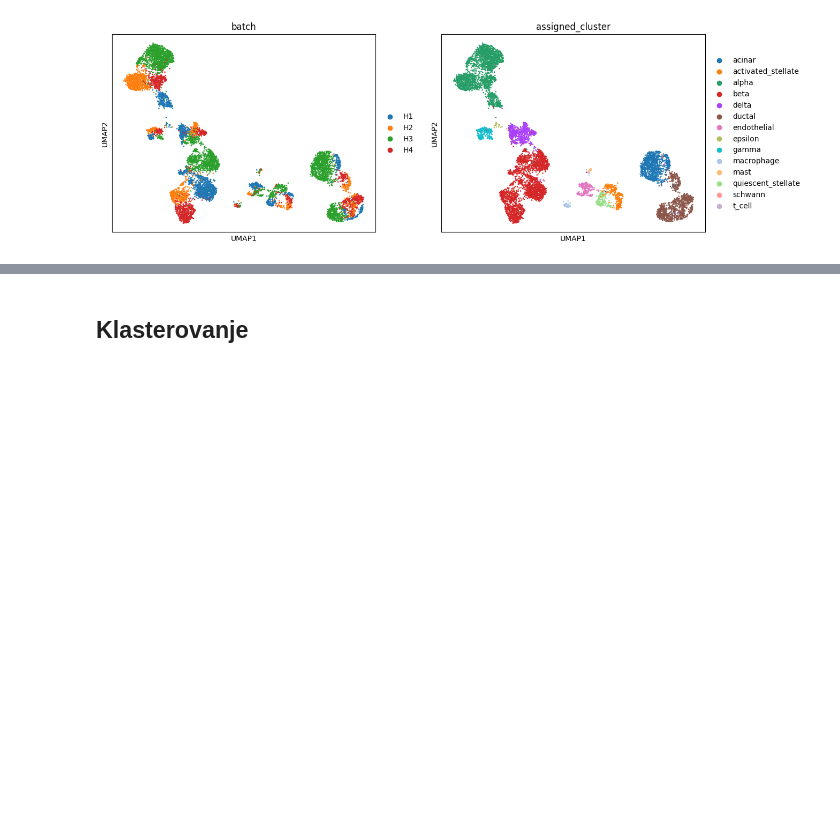
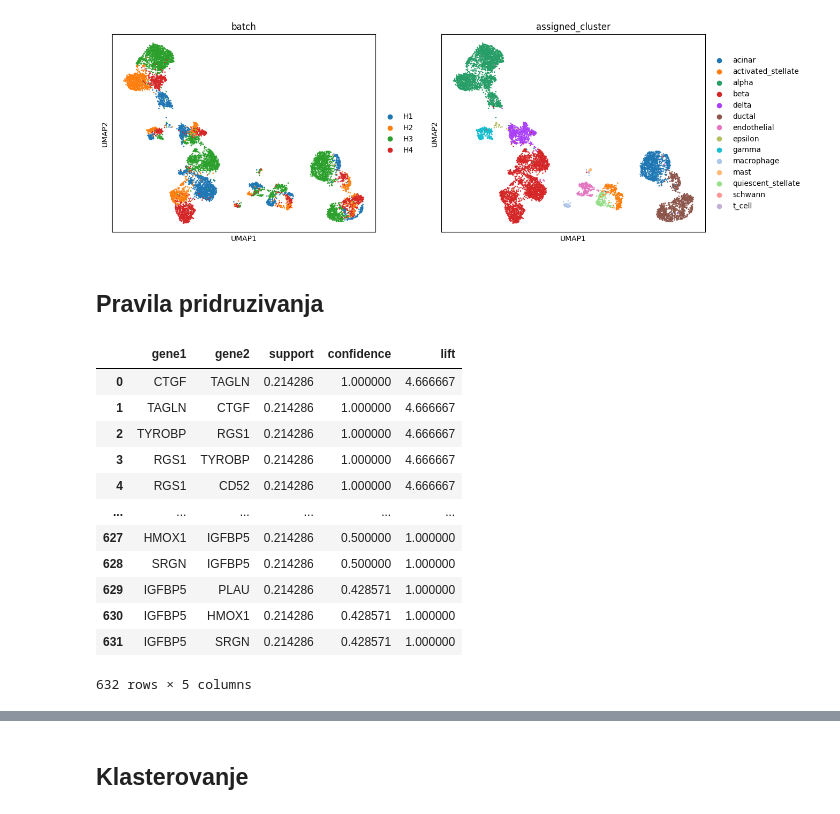
Before and after one commit to janazivkovic02/Single-Cell-Pancreas-Analysis, a Jupyter notebook: notebooks/01_exploration.ipynb, the cells around one changed output, grey strips where cells are left out. Cells and saved outputs as stored; diff of their text form; code cells hidden in the pictures; blank space fills up the shorter version.

```diff
--- a/notebooks/01_exploration.ipynb
+++ b/notebooks/01_exploration.ipynb
@@ -80,3 +76,36 @@ sc.tl.umap(adata)
 sc.pl.umap(adata, color=["batch", "assigned_cluster"])
 # %% [output]
 [figure]
+# %% [markdown]
+## Pravila pridruzivanja
+# %%
+from src.rules import RulesConfig, run_rules_pipeline, rules_to_edge_list
+
+cfg = RulesConfig(
+    n_top_genes=120,
+    groupby="assigned_cluster",
+    min_frac_in_group=0.10,
+    min_support=0.20,
+    max_len=2,
+    min_threshold=1.0,
+)
+
+out = run_rules_pipeline(adata, cfg)
+out["rules"].head(10)
+
+edges = rules_to_edge_list(out["rules"])
+edges
+# %% [output]
+|  | gene1 | gene2 | support | confidence | lift |
+| 0 | CTGF | TAGLN | 0.214286 | 1.000000 | 4.666667 |
+| 1 | TAGLN | CTGF | 0.214286 | 1.000000 | 4.666667 |
+| 2 | TYROBP | RGS1 | 0.214286 | 1.000000 | 4.666667 |
+| 3 | RGS1 | TYROBP | 0.214286 | 1.000000 | 4.666667 |
+| 4 | RGS1 | CD52 | 0.214286 | 1.000000 | 4.666667 |
+| ... | ... | ... | ... | ... | ... |
+| 627 | HMOX1 | IGFBP5 | 0.214286 | 0.500000 | 1.000000 |
+| 628 | SRGN | IGFBP5 | 0.214286 | 0.500000 | 1.000000 |
+| 629 | IGFBP5 | PLAU | 0.214286 | 0.428571 | 1.000000 |
+| 630 | IGFBP5 | HMOX1 | 0.214286 | 0.428571 | 1.000000 |
+| 631 | IGFBP5 | SRGN | 0.214286 | 0.428571 | 1.000000 |
+632 rows × 5 columns
```
Also changed, not shown: parts of 3 cells of this notebook, 1 other file.
